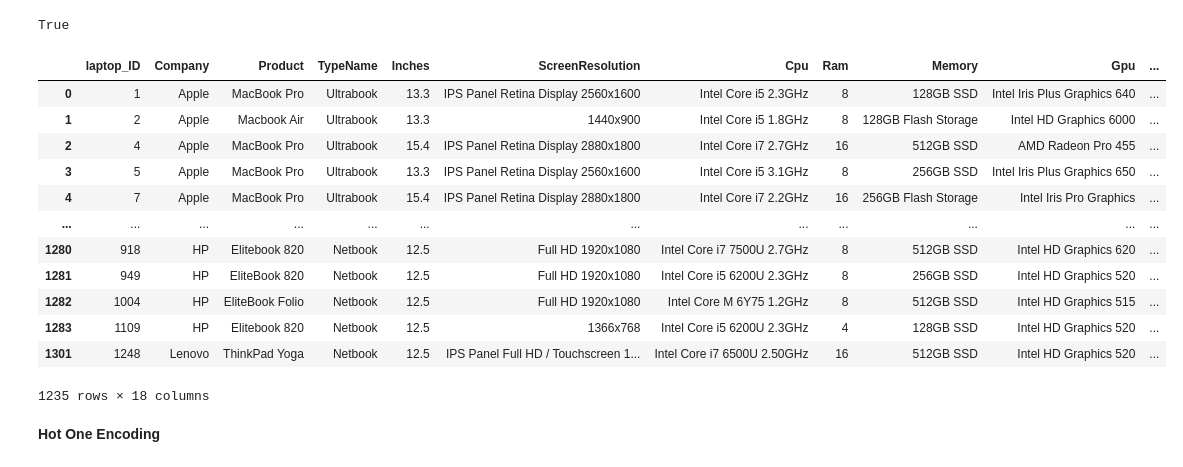
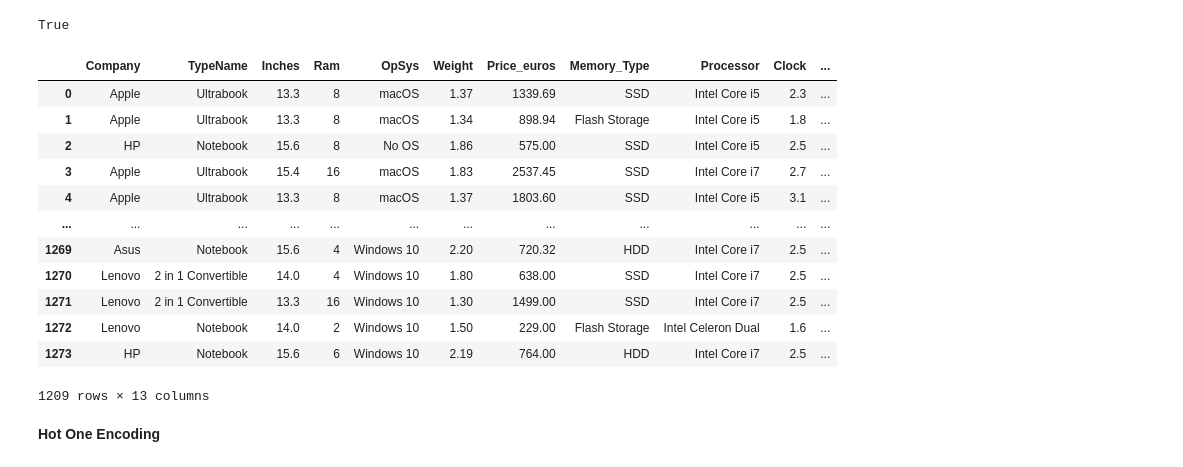
Before and after one commit to jakub1090cn/Laptop-Price-Prediction, a Jupyter notebook: Project_regression.ipynb, the cells around one changed output. Saved outputs shown, nothing was run; the diff lists cells and outputs as text; code cells hidden in the pictures.

```diff
--- a/Project_regression.ipynb
+++ b/Project_regression.ipynb
@@ -11,7 +11,6 @@ df.head()
 | 3 | 4 | Apple | MacBook Pro | Ultrabook | 15.4 | IPS Panel Retina Display 2880x1800 | Intel Core i7 2.7GHz | 16GB | 512GB SSD | AMD Radeon Pro 455 | ... |
 | 4 | 5 | Apple | MacBook Pro | Ultrabook | 13.3 | IPS Panel Retina Display 2560x1600 | Intel Core i5 3.1GHz | 8GB | 256GB SSD | Intel Iris Plus Graphics 650 | ... |
 # %%
-df.drop_duplicates(keep='first', inplace=True)
 brand_counts = df['Company'].value_counts()
 small_brands = brand_counts[brand_counts < 10].index
 df['Company'] = df['Company'].apply(lambda x: "Others" if x in small_brands else x)
@@ -46,7 +45,7 @@ df['Weight'] = df["Weight"].apply(lambda x: float(str(x).strip("kg")))
 
 df['Gpu_Brand'] = df['Gpu'].str.split(n=1, expand=True)[0]
 
-df['Screen_Width'] = df['ScreenResolution'].str.rsplit(' ', n=1).str[-1].str.split('x').str[0]
+df['Screen_Width'] = df['ScreenResolution'].str.rsplit(' ', n=1).str[-1].str.split('x').str[0].astype(int)
 df = df.drop(['laptop_ID', 'Product', 'ScreenResolution', 'Cpu', 'Memory', 'Gpu'], axis=1)
 df
 # %% [output]
@@ -73,38 +72,41 @@ any_nan
 # %% [output]
 True
 # %%
+df.dropna()
+df.drop_duplicates(keep='first', inplace=True)
+
 def remove_outliers(df, columns):
     indices_to_remove = set()
 
     for column in columns:
         Q1 = df[column].quantile(0.25)
         Q3 = df[column].quantile(0.75)
         IQR = Q3 - Q1
 
         lower_bound = Q1 - 1.5 * IQR
         upper_bound = Q3 + 1.5 * IQR
 
         outliers_indices = df[(df[column] < lower_bound) | (df[column] > upper_bound)].index
         indices_to_remove.update(outliers_indices)
 
     df_cleaned = df.drop(indices_to_remove)
 
     return df_cleaned
 df = remove_outliers(df, ['Price_euros', "Inches"])
 df
 # %% [output]
-|  | laptop_ID | Company | Product | TypeName | Inches | ScreenResolution | Cpu | Ram | Memory | Gpu | ... |
-| 0 | 1 | Apple | MacBook Pro | Ultrabook | 13.3 | IPS Panel Retina Display 2560x1600 | Intel Core i5 2.3GHz | 8 | 128GB SSD | Intel Iris Plus Graphics 640 | ... |
-| 1 | 2 | Apple | Macbook Air | Ultrabook | 13.3 | 1440x900 | Intel Core i5 1.8GHz | 8 | 128GB Flash Storage | Intel HD Graphics 6000 | ... |
-| 2 | 4 | Apple | MacBook Pro | Ultrabook | 15.4 | IPS Panel Retina Display 2880x1800 | Intel Core i7 2.7GHz | 16 | 512GB SSD | AMD Radeon Pro 455 | ... |
-| 3 | 5 | Apple | MacBook Pro | Ultrabook | 13.3 | IPS Panel Retina Display 2560x1600 | Intel Core i5 3.1GHz | 8 | 256GB SSD | Intel Iris Plus Graphics 650 | ... |
-| 4 | 7 | Apple | MacBook Pro | Ultrabook | 15.4 | IPS Panel Retina Display 2880x1800 | Intel Core i7 2.2GHz | 16 | 256GB Flash Storage | Intel Iris Pro Graphics | ... |
+|  | Company | TypeName | Inches | Ram | OpSys | Weight | Price_euros | Memory_Type | Processor | Clock | ... |
+| 0 | Apple | Ultrabook | 13.3 | 8 | macOS | 1.37 | 1339.69 | SSD | Intel Core i5 | 2.3 | ... |
+| 1 | Apple | Ultrabook | 13.3 | 8 | macOS | 1.34 | 898.94 | Flash Storage | Intel Core i5 | 1.8 | ... |
+| 2 | HP | Notebook | 15.6 | 8 | No OS | 1.86 | 575.00 | SSD | Intel Core i5 | 2.5 | ... |
+| 3 | Apple | Ultrabook | 15.4 | 16 | macOS | 1.83 | 2537.45 | SSD | Intel Core i7 | 2.7 | ... |
+| 4 | Apple | Ultrabook | 13.3 | 8 | macOS | 1.37 | 1803.60 | SSD | Intel Core i5 | 3.1 | ... |
 | ... | ... | ... | ... | ... | ... | ... | ... | ... | ... | ... | ... |
-| 1280 | 918 | HP | Elitebook 820 | Netbook | 12.5 | Full HD 1920x1080 | Intel Core i7 7500U 2.7GHz | 8 | 512GB SSD | Intel HD Graphics 620 | ... |
-| 1281 | 949 | HP | EliteBook 820 | Netbook | 12.5 | Full HD 1920x1080 | Intel Core i5 6200U 2.3GHz | 8 | 256GB SSD | Intel HD Graphics 520 | ... |
-| 1282 | 1004 | HP | EliteBook Folio | Netbook | 12.5 | Full HD 1920x1080 | Intel Core M 6Y75 1.2GHz | 8 | 512GB SSD | Intel HD Graphics 515 | ... |
-| 1283 | 1109 | HP | Elitebook 820 | Netbook | 12.5 | 1366x768 | Intel Core i5 6200U 2.3GHz | 4 | 128GB SSD | Intel HD Graphics 520 | ... |
-| 1301 | 1248 | Lenovo | ThinkPad Yoga | Netbook | 12.5 | IPS Panel Full HD / Touchscreen 1... | Intel Core i7 6500U 2.50GHz | 16 | 512GB SSD | Intel HD Graphics 520 | ... |
+| 1269 | Asus | Notebook | 15.6 | 4 | Windows 10 | 2.20 | 720.32 | HDD | Intel Core i7 | 2.5 | ... |
+| 1270 | Lenovo | 2 in 1 Convertible | 14.0 | 4 | Windows 10 | 1.80 | 638.00 | SSD | Intel Core i7 | 2.5 | ... |
+| 1271 | Lenovo | 2 in 1 Convertible | 13.3 | 16 | Windows 10 | 1.30 | 1499.00 | SSD | Intel Core i7 | 2.5 | ... |
+| 1272 | Lenovo | Notebook | 14.0 | 2 | Windows 10 | 1.50 | 229.00 | Flash Storage | Intel Celeron Dual | 1.6 | ... |
+| 1273 | HP | Notebook | 15.6 | 6 | Windows 10 | 2.19 | 764.00 | HDD | Intel Core i7 | 2.5 | ... |
-1235 rows × 18 columns
+1209 rows × 13 columns
 # %% [markdown]
 **Hot One Encoding**
```
Also changed, not shown: parts of 14 cells of this notebook.
